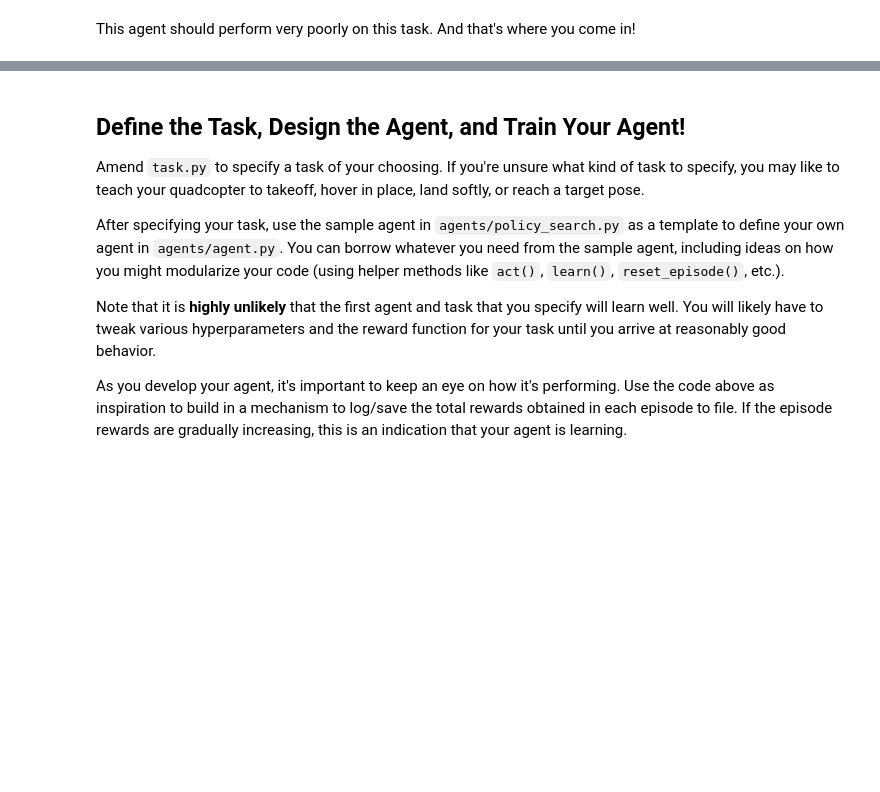
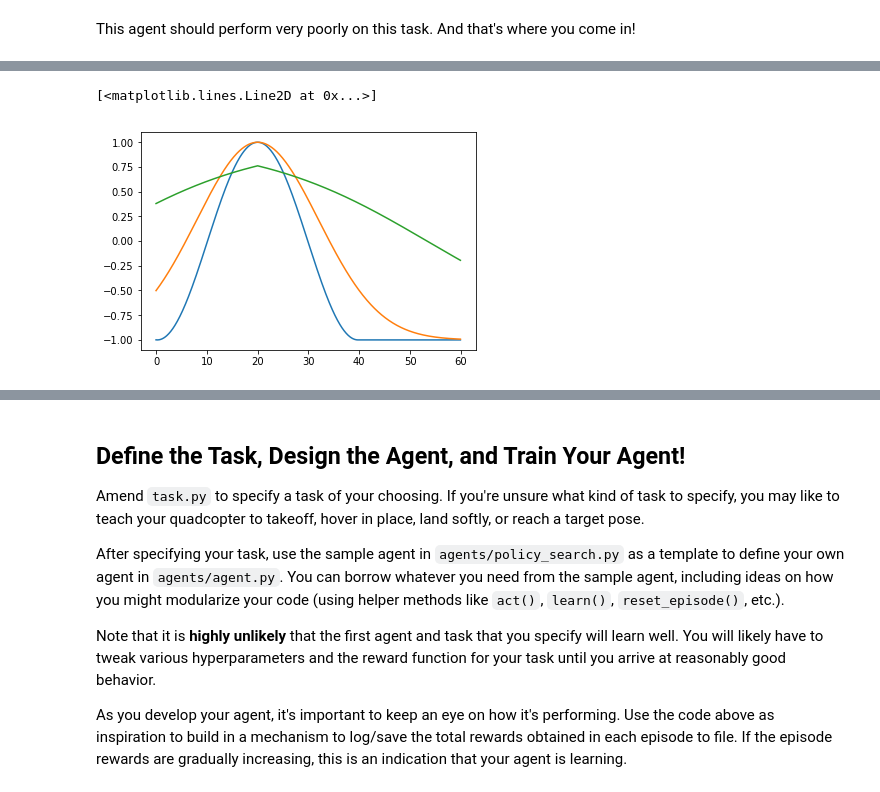
Before and after one commit to corasantos/Udacity-ML-Engineer-Nanodegree, a Jupyter notebook: Reinforcement Learning - Quadcopter/Quadcopter_Project.ipynb, the cells around one changed output, grey strips where cells are left out. Drawn from its saved outputs; the diff is of its cells as text; code cells hidden in the pictures; blank space fills up the shorter version.

```diff
--- a/Reinforcement Learning - Quadcopter/Quadcopter_Project.ipynb
+++ b/Reinforcement Learning - Quadcopter/Quadcopter_Project.ipynb
@@ -251,0 +286,17 @@ for i in range(0,100):
+# %%
+x0 = 20
+x = np.arange(0,60,0.1)
+
+y1 = np.cos((x-x0)/(2*np.pi))
+y1 = np.where(x>40,-1,y1)
+s = 12
+y2 = 2*np.exp(-(x-x0)**2/(2*s*s))-1
+y3 = np.tanh(1-0.03*np.abs(x-x0))
+
+
+plt.plot(x,y1)
+plt.plot(x,y2)
+plt.plot(x,y3)
+# %% [output]
+[<matplotlib.lines.Line2D at 0x...>]
+[figure, added]
```
Also changed, not shown: parts of 8 cells of this notebook, 3 other files.
